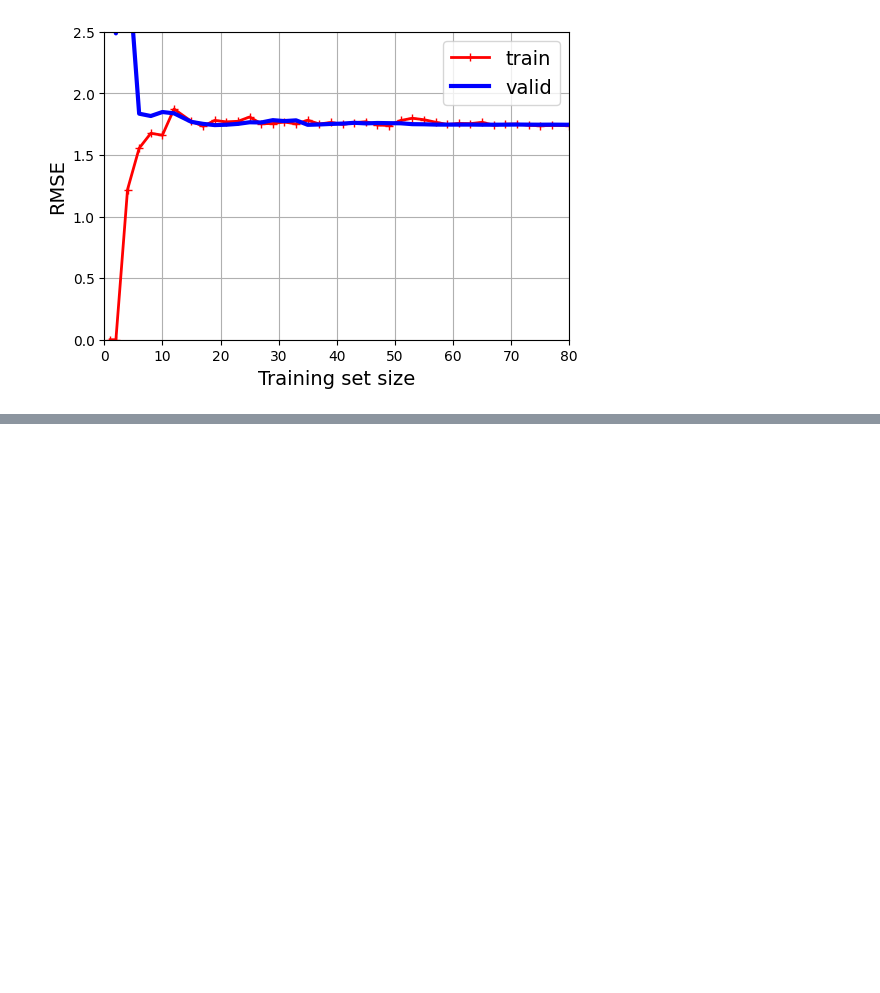
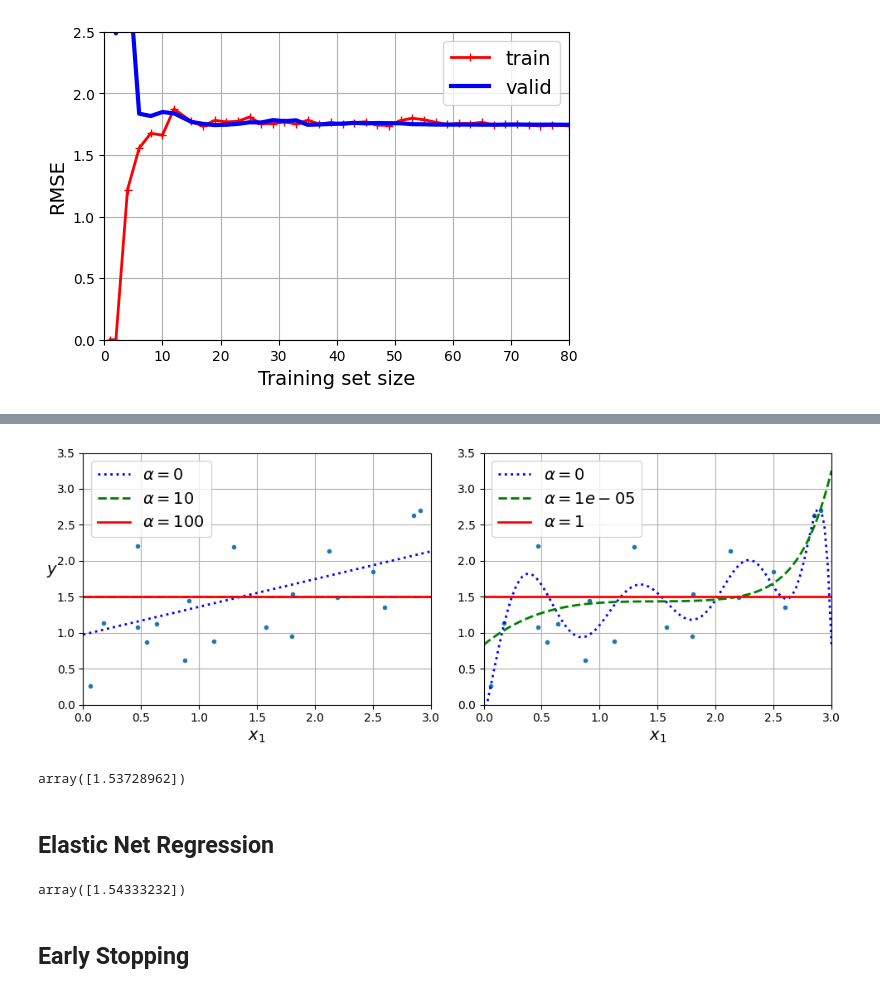
Before and after one commit to thangquang09/Basic-MachineLearning, a Jupyter notebook: Chapter 4. Training Models/TrainingModels.ipynb, the cells around one changed output, grey strips where cells are left out. Saved outputs shown, nothing was run; the diff lists cells and outputs as text; code cells hidden in the pictures; blank space fills up the shorter version.

```diff
--- a/Chapter 4. Training Models/TrainingModels.ipynb
+++ b/Chapter 4. Training Models/TrainingModels.ipynb
@@ -414,0 +487,30 @@ plt.show()
+# %%
+plt.figure(figsize = (10, 4))
+plt.subplot(121)
+plot_model(Lasso, polynomial = False, alphas = [0, 10, 100], random_state = 42)
+plt.ylabel("$y$", rotation = 0)
+plt.subplot(122)
+plot_model(Lasso, polynomial = True, alphas = [0, 10**-5, 1], random_state = 42)
+plt.tight_layout()
+savefig(plt, 'lasso_regression_plot')
+plt.show()
+# %% [output]
+[figure, added]
+# %%
+sgd_reg = SGDRegressor(alpha = 0.1, penalty = "l1", max_iter = 1000, eta0 = 0.01, random_state=42, tol = None)
+sgd_reg.fit(X, y.ravel())
+sgd_reg.predict([[1.5]])
+# %% [output]
+array([1.53728962])
+# %% [markdown]
+## Elastic Net Regression
+# %%
+from sklearn.linear_model import ElasticNet
+
+elastic_net = ElasticNet(alpha = 0.1, l1_ratio = 0.5) # l1_ratio is r ratio
+elastic_net.fit(X, y)
+elastic_net.predict([[1.5]])
+# %% [output]
+array([1.54333232])
+# %% [markdown]
+## Early Stopping
```
Also changed, not shown: parts of 16 cells of this notebook, 5 other files.
